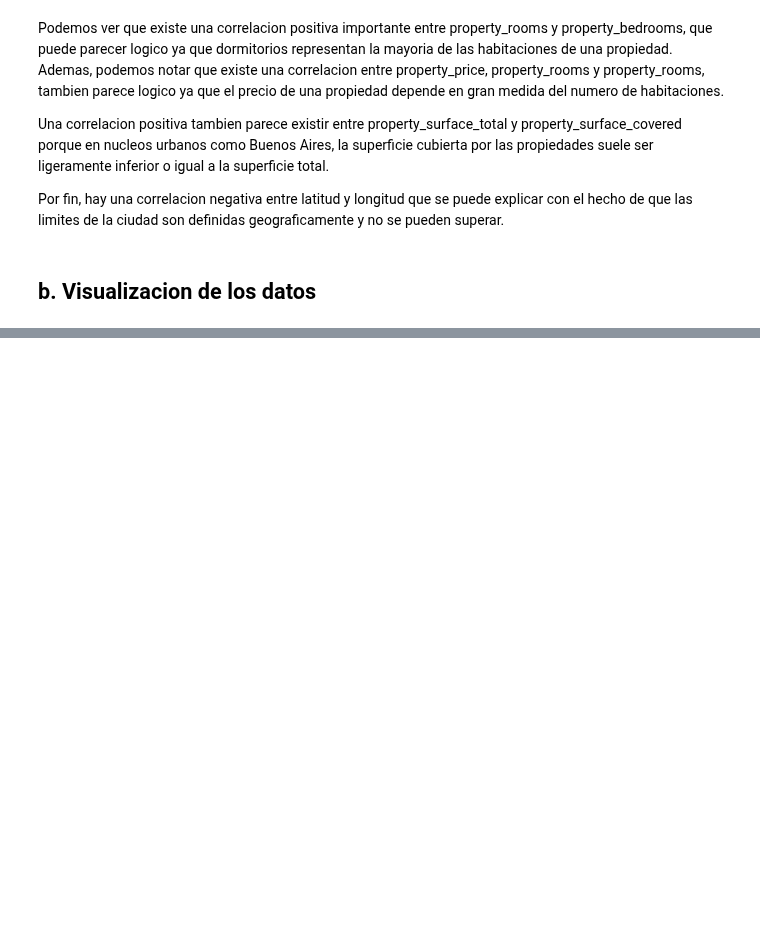
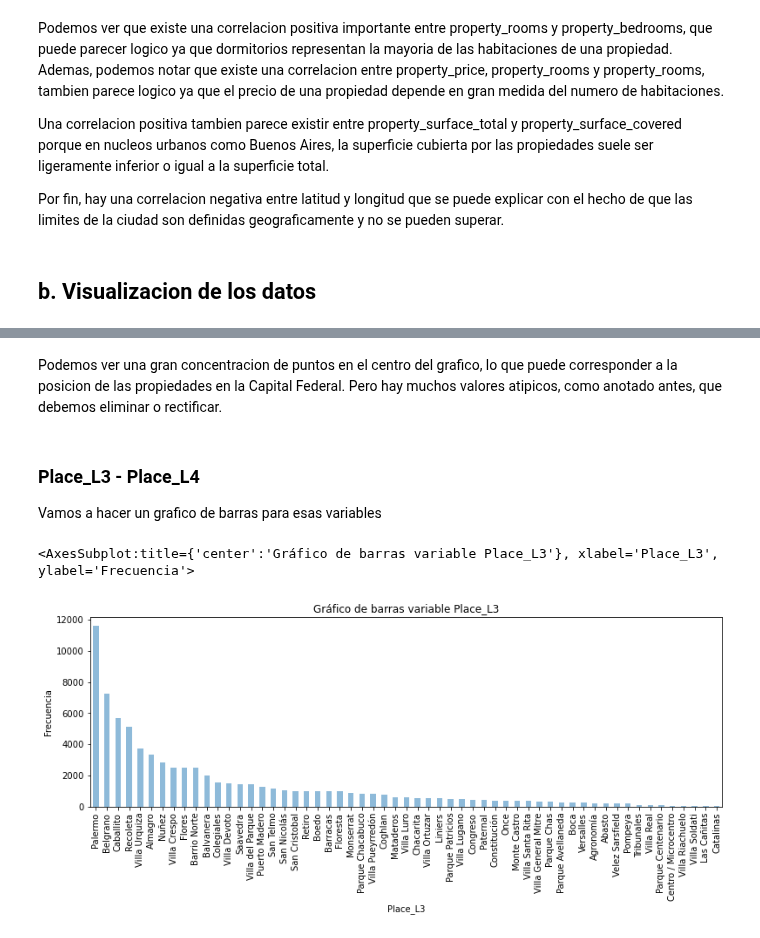
Before and after one commit to AlanRichmond/7506R-1C2024-GRUPO10, a Jupyter notebook: 7506R_TP1_GRUPO10_ENTREGA.ipynb, the cells around one changed output, grey strips where cells are left out. Cells and saved outputs as stored; diff of their text form; code cells hidden in the pictures; blank space fills up the shorter version.

```diff
--- a/7506R_TP1_GRUPO10_ENTREGA.ipynb
+++ b/7506R_TP1_GRUPO10_ENTREGA.ipynb
@@ -223,0 +257,17 @@ Por fin, hay una correlacion negativa entre latitud y longitud que se puede expl
+# %% [markdown]
+Podemos ver una gran concentracion de puntos en el centro del grafico, lo que puede corresponder a la posicion de las propiedades en la Capital Federal. Pero hay muchos valores atipicos, como anotado antes, que debemos eliminar o rectificar.
+# %% [markdown]
+### Place_L3 - Place_L4
+
+Vamos a hacer un grafico de barras para esas variables
+# %%
+# Grafico de barras - Place_L3
+
+barras_place_l3=conjunto_entrenamiento_reducido['place_l3'].value_counts().plot.bar(alpha=0.5,
+                                                      title="Gráfico de barras variable Place_L3",
+                                                      xlabel="Place_L3" ,
+                                                      ylabel="Frecuencia",
+                                                      figsize=(13,4))
+# %% [output]
+<AxesSubplot:title={'center':'Gráfico de barras variable Place_L3'}, xlabel='Place_L3', ylabel='Frecuencia'>
+[figure, added]
```
Also changed, not shown: parts of 32 cells of this notebook.
